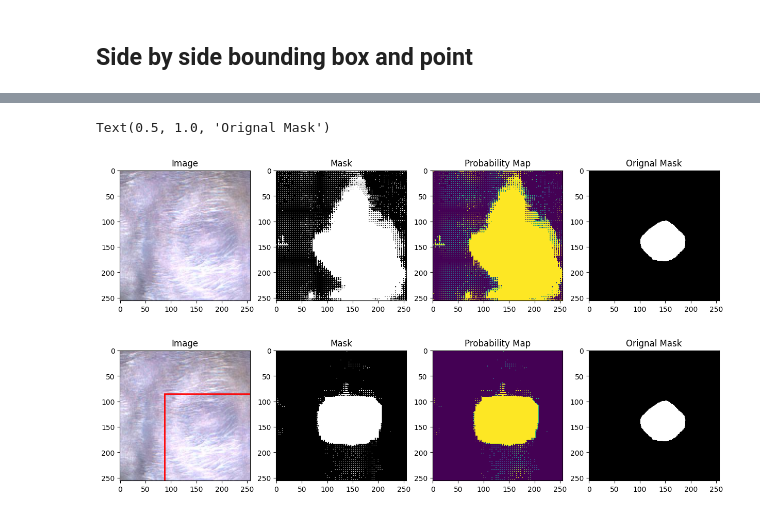
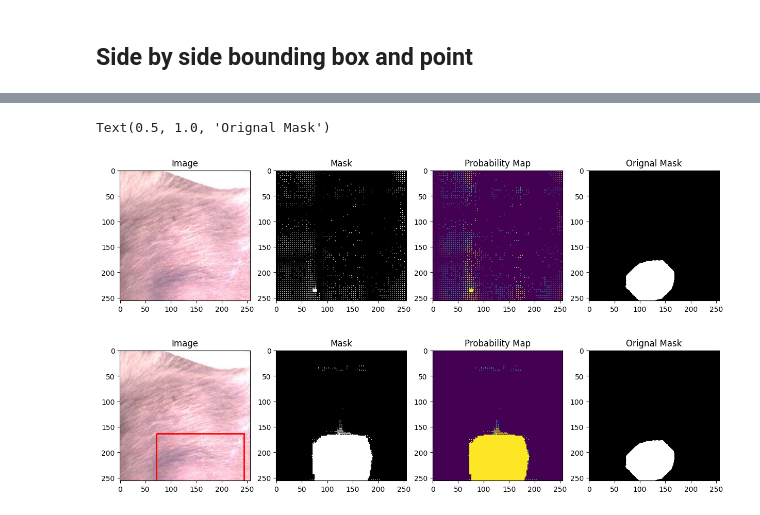
Before and after one commit to riyajain2025/mouse-tumor-segmentation, a Jupyter notebook: finding_patterns.ipynb, the cells around one changed output, grey strips where cells are left out. Saved outputs shown, nothing was run; the diff lists cells and outputs as text; code cells hidden in the pictures.

```diff
--- a/finding_patterns.ipynb
+++ b/finding_patterns.ipynb
@@ -476,6 +476,6 @@ plt.show()
 # %%
 # get the inputs
-point = [175,150]
+point = [75,240]
 bbox = get_bounding_box(mask)
 
 # prepare image
@@ -501,34 +501,34 @@ medsam_seg_prob_bbox = torch.sigmoid(outputs_bbox.pred_masks.squeeze(1))
 # convert soft mask to hard mask
 medsam_seg_prob_point = medsam_seg_prob_point.cpu().numpy().squeeze()
 medsam_seg_prob_bbox = medsam_seg_prob_bbox.cpu().numpy().squeeze()
 
 medsam_seg_point = (medsam_seg_prob_point > 0.5).astype(np.uint8)
 medsam_seg_bbox = (medsam_seg_prob_bbox > 0.5).astype(np.uint8)
 
 fig, axes = plt.subplots(1,4, figsize=(15, 5))
 
 # Plot the first image on the left
 axes[0].imshow(np.array(image), cmap='gray')  # Assuming the first image is grayscale
 axes[0].set_title("Image")
 
 bbox = point  # Assuming prompt is the bounding box coordinates
 # rect = Rectangle((bbox[0], bbox[1]), bbox[2], bbox[3], linewidth=2, edgecolor='r', facecolor='none')
 # axes[0].add_patch(rect)
 
 # Plot the second image on the right
 axes[1].imshow(medsam_seg_point, cmap='gray')  # Assuming the second image is grayscale
 axes[1].set_title("Mask")
 
 # Plot the second image on the right
 axes[2].imshow(medsam_seg_prob_point)  # Assuming the second image is grayscale
 axes[2].set_title("Probability Map")
 
 # Plot the original mask
 axes[3].imshow(mask, cmap="gray")
 axes[3].set_title("Orignal Mask")
 # %% [output]
 Text(0.5, 1.0, 'Orignal Mask')
-[figure, old version]
+[figure, new version]
 # %%
 bbox = get_bounding_box(mask)
 
@@ -555,4 +555,4 @@ axes[3].set_title("Orignal Mask")
 
 plt.show()
 # %% [output]
-[figure, old version]
+[figure, new version]
```
Also changed, not shown: parts of 4 cells of this notebook, 2 other files.
